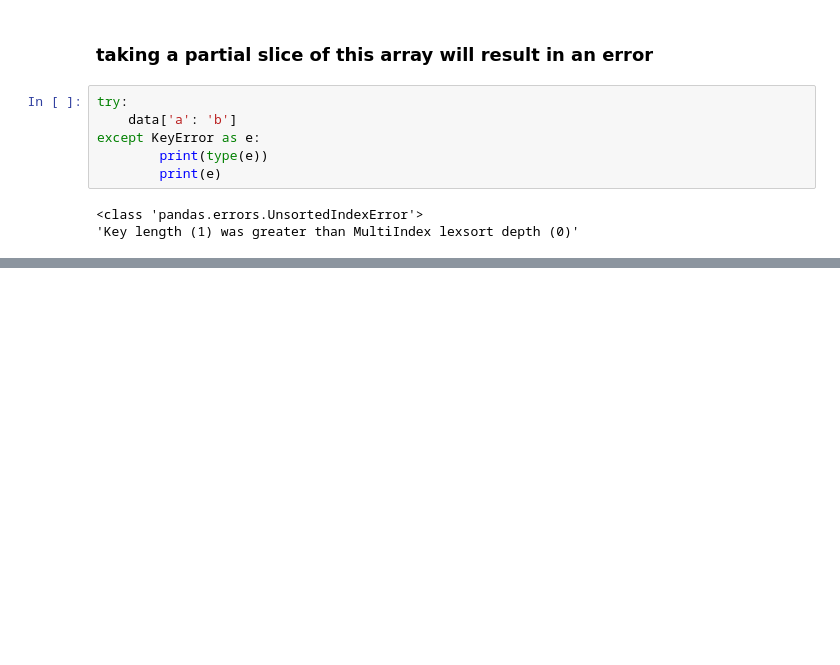
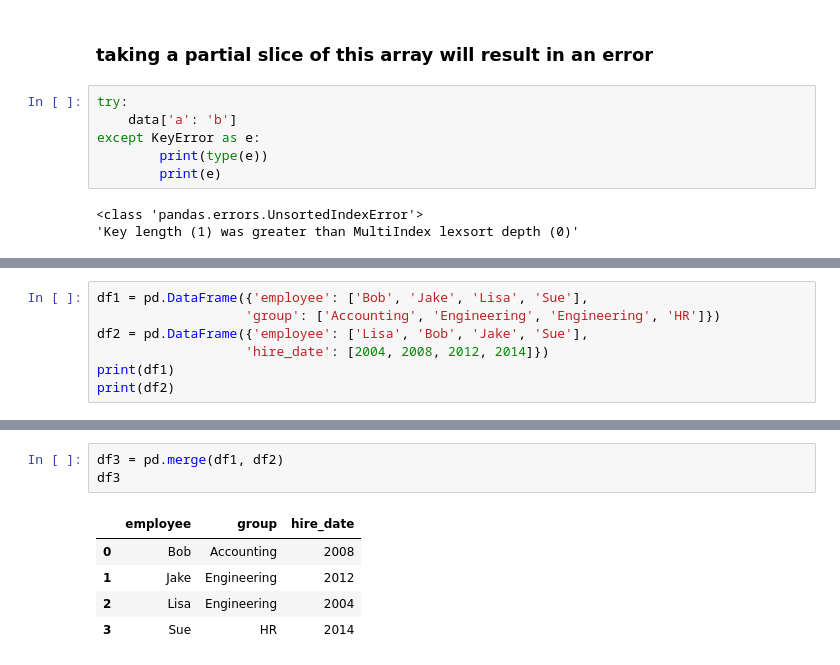
Before and after one commit to davejscott/PythonDataScience, a Jupyter notebook: PandasDataManipulation.ipynb, the cells around one changed output, grey strips where cells are left out. Saved outputs shown, nothing was run; the diff lists cells and outputs as text; blank space fills up the shorter version.

```diff
--- a/PandasDataManipulation.ipynb
+++ b/PandasDataManipulation.ipynb
@@ -1312,0 +1639,7 @@ dtype: float64
+# %%
+df1 = pd.DataFrame({'employee': ['Bob', 'Jake', 'Lisa', 'Sue'],
+                   'group': ['Accounting', 'Engineering', 'Engineering', 'HR']})
+df2 = pd.DataFrame({'employee': ['Lisa', 'Bob', 'Jake', 'Sue'],
+                   'hire_date': [2004, 2008, 2012, 2014]})
+print(df1)
+print(df2)
@@ -1312,0 +1657,9 @@ dtype: float64
+# %%
+df3 = pd.merge(df1, df2)
+df3
+# %% [output]
+|  | employee | group | hire_date |
+| 0 | Bob | Accounting | 2008 |
+| 1 | Jake | Engineering | 2012 |
+| 2 | Lisa | Engineering | 2004 |
+| 3 | Sue | HR | 2014 |
```
Also changed, not shown: parts of 43 cells of this notebook.
